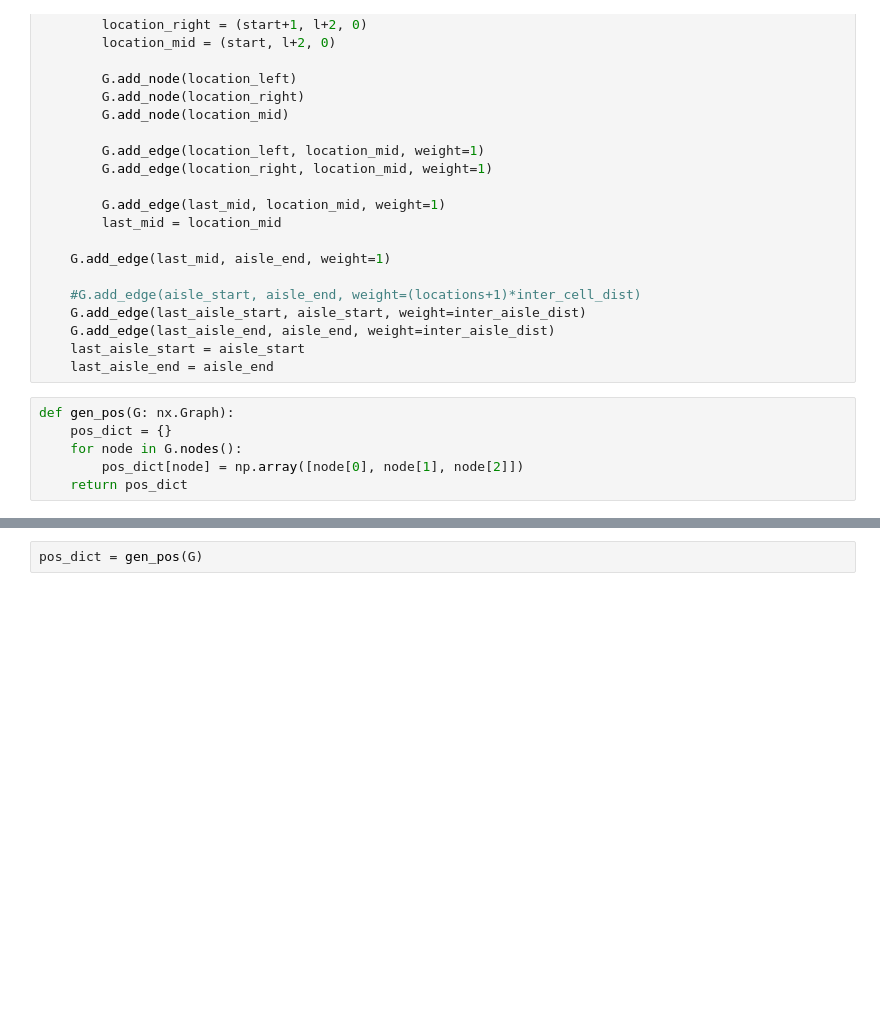
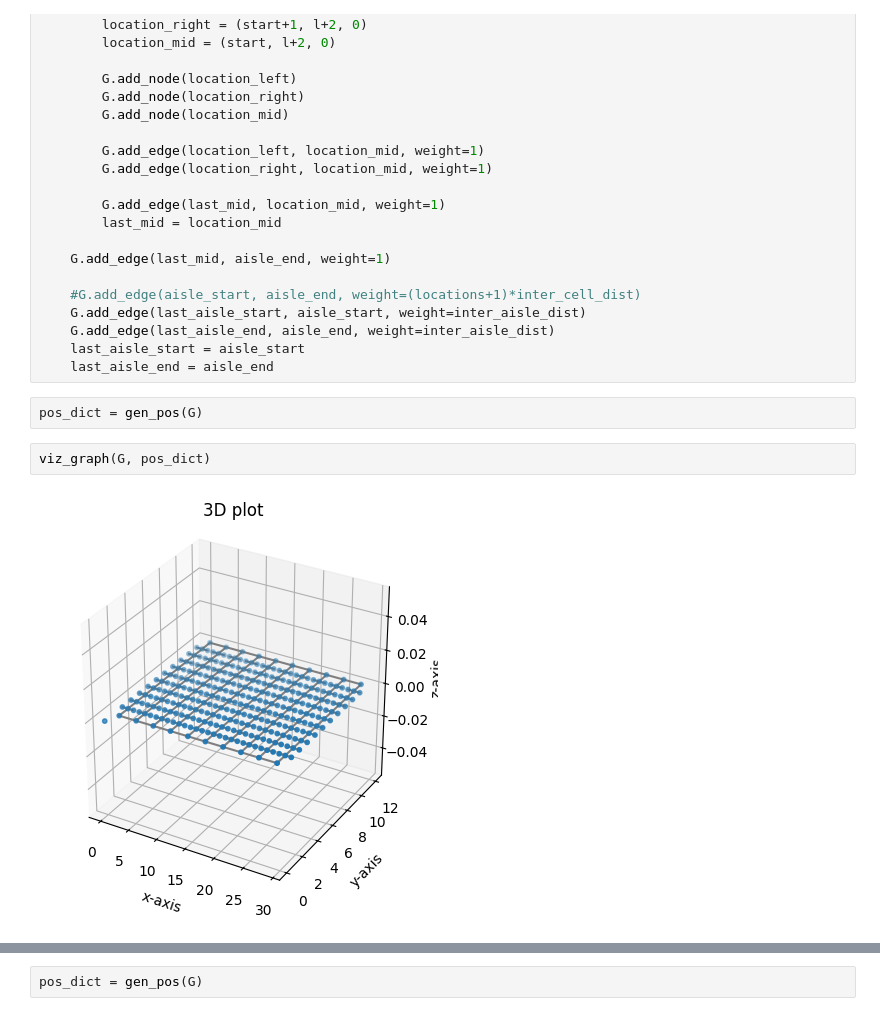
Before and after one commit to j4n1k/beware, a Jupyter notebook: test_s_shape.ipynb, the cells around one changed output, grey strips where cells are left out. Drawn from its saved outputs; the diff is of its cells as text; blank space fills up the shorter version.

```diff
--- a/test_s_shape.ipynb
+++ b/test_s_shape.ipynb
@@ -120,9 +163,9 @@ for a in range(aisles-1):
     G.add_edge(last_aisle_end, aisle_end, weight=inter_aisle_dist)
     last_aisle_start = aisle_start
     last_aisle_end = aisle_end
-# %%
-def gen_pos(G: nx.Graph):
-    pos_dict = {}
-    for node in G.nodes():
-        pos_dict[node] = np.array([node[0], node[1], node[2]])
-    return pos_dict
+# %%
+pos_dict = gen_pos(G)
+# %%
+viz_graph(G, pos_dict)
+# %% [output]
+[figure, added]
```
Also changed, not shown: parts of 14 cells of this notebook, 4 other files.
